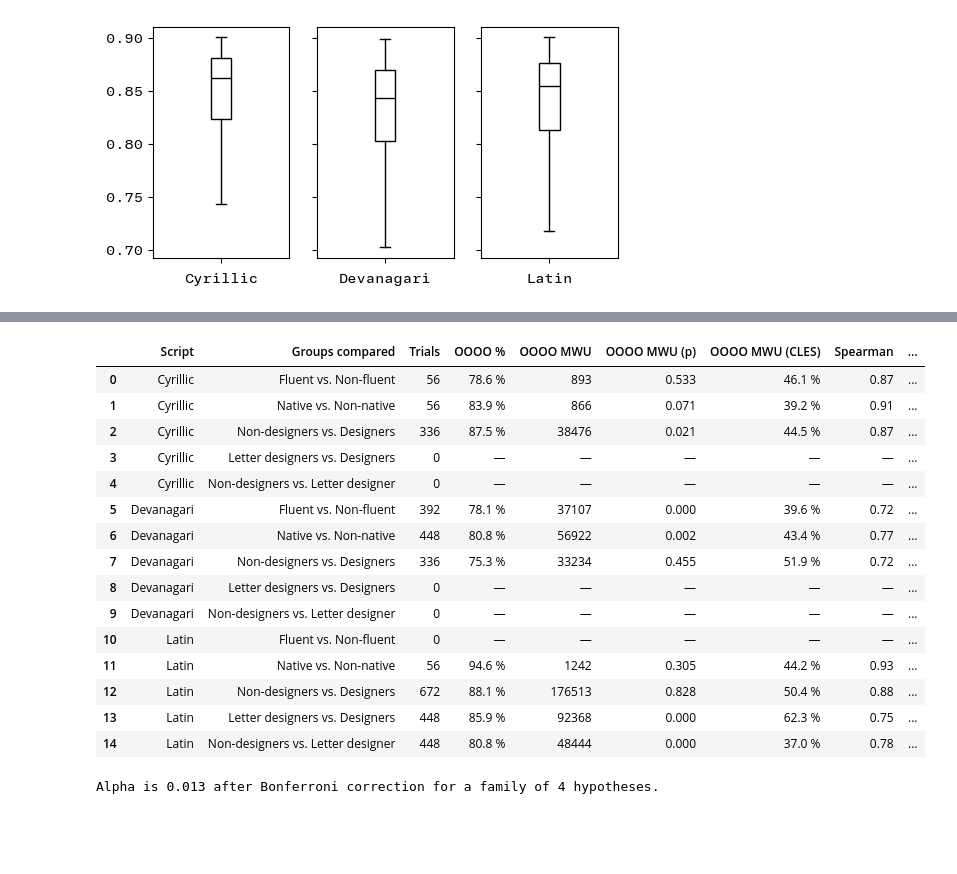
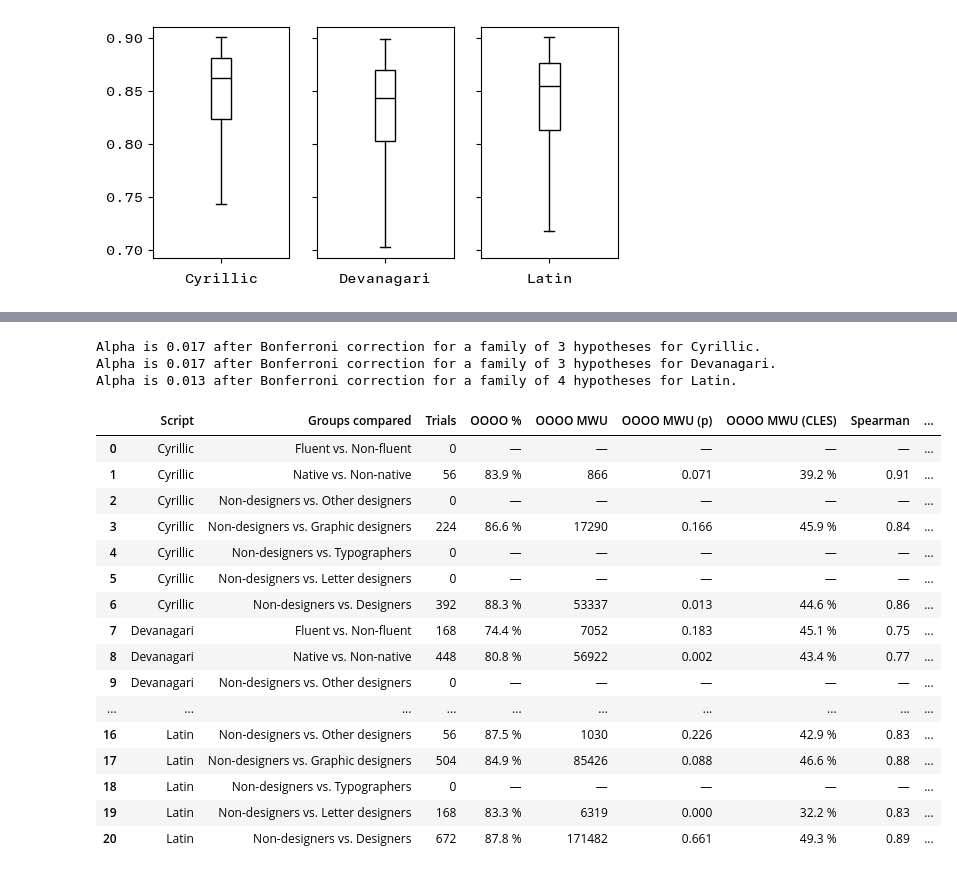
Before and after one commit to MrBrezina/context-sensitive-visual-similarity, a Jupyter notebook: data/participants-agreement_effects-of-expertise-fluency-nativity.ipynb, the cells around one changed output, grey strips where cells are left out. Saved outputs shown, nothing was run; the diff lists cells and outputs as text; code cells hidden in the pictures; blank space fills up the shorter version.

Commit message:
Revised agreement groups compared to sync min counts across the statistics

```diff
--- a/data/participants-agreement_effects-of-expertise-fluency-nativity.ipynb
+++ b/data/participants-agreement_effects-of-expertise-fluency-nativity.ipynb
@@ -92,7 +92,7 @@ data_wide[("control", "control", "fluent in script")] = (data_wide[("control", "
 data_wide[("control", "control", "native in script")] = (data_wide[("control", "control", "native in script")] == "True").astype("category")
 
 SCRIPTS = ["cyrillic", "devanagari", "latin"]
-DESIGNERS = ["Graphic designer", "Typographer", "Other designer"]
+DESIGNERS = ["Graphic designer", "Other designer", "Typographer", "Letter designer"]
 TYPEFACES = {script: sorted(data[data["script"] == script]["typeface"].drop_duplicates().values) for script in SCRIPTS}
 CHARS = sorted(data["response"].drop_duplicates().values)
 # %%
@@ -324,9 +341,11 @@ for script in SCRIPTS:
   for groupby, values in [
     ("fluent in script", (True, False)),
     ("native in script", (True, False)),
+    ("design skills", ("Non-designer", "Other designer")),
+    ("design skills", ("Non-designer", "Graphic designer")),
+    ("design skills", ("Non-designer", "Typographer")),
+    ("design skills", ("Non-designer", "Letter designer")),
     ("design skills", ("Non-designer", DESIGNERS)),
-    ("design skills", ("Letter designer", DESIGNERS)),
-    ("design skills", ("Non-designer", "Letter designer")),
   ]:
     row_results = {}
     # subset the tall dataset
@@ -358,7 +377,7 @@ for script in SCRIPTS:
     # get the list of triplets again, without dropped trials
     ttriplets = counts.droplevel(level="response").index.unique()
 
-    if len(ttriplets) > MIN_TRIALS:
+    if len(ttriplets) >= MIN_TRIALS:
       # Mean total response count across both groups
       total_mean = pd.Series(totals).mean()
 
@@ -411,52 +430,64 @@ for script in SCRIPTS:
       edata1, edata2 = subset_data(edata, groupby, values, script)
       entropy_u, entropy_p = st.mannwhitneyu(edata1["entropy"], edata2["entropy"], alternative="two-sided")
 
       row_results = {
         "Response total (mean)": f"{total_mean:.1f}",
         "OOOO %":  f"{100 * agreement / len(ttriplets):.1f} %",
         "OOOO MWU":  f"{agreement_mwu:.0f}",
         "OOOO MWU (p)":  f"{agreement_p:.3f}",
         "OOOO MWU (CLES)":  f"{100 * agreement_cles:.1f} %",
         "FET in % (n)":  f"{100 * FET / len(ttriplets):.1f} % ({FET:.0f})",
         "Spearman":  f"{spearman_r:.2f}",
         "Spearman p":  f"{spearman_p:.3f}",
         "Entropy MWU (p)": f"{entropy_u:.0f} ({entropy_p:.3f})",
       }
     # format results
     if groupby.startswith("fluent"):
       groups_nice = "Fluent vs. Non-fluent"
     elif groupby.startswith("native"):
       groups_nice = "Native vs. Non-native"
     elif groupby.startswith("design"):
-      names = [v if isinstance(v, str) else "Designers" for v in values]
-      groups_nice = f"{names[0]}s vs. {names[1]}"
+      groups_nice = []
+      for v in values:
+        if v == DESIGNERS:
+          groups_nice += ["Designers"]
+        # elif v == NON_DESIGNERS:
+        #   groups_nice += ["Non-designers"]
+        # elif v == LETTER_DESIGNERS:
+        #   groups_nice += ["Letter designers"]
+        else:
+          groups_nice += [f"{v}s"]  # plural of exact value
+      groups_nice = " vs. ".join(groups_nice)
 
     row_results["Script"] = script.title()
     row_results["Groups compared"] = groups_nice
     row_results["Trials"] = f"{len(ttriplets)}"
     results.append(pd.Series(row_results, index=COLS))
+
+  # alpha after Bonferroni correction
+  alpha_cor = 0.05 / hypothesis_counter
+  print(f"Alpha is {alpha_cor:.3f} after Bonferroni correction for a family of {hypothesis_counter} hypotheses for {script.title()}.")
 results = pd.concat(results, axis=1).dropna(how="all").fillna("—")
 display(results.T)
 results.T.to_csv("csv/agreement_groups-compared.csv")
-
-# alpha after Bonferroni correction
-alpha_cor = 0.05 / hypothesis_counter
-print(f"Alpha is {alpha_cor:.3f} after Bonferroni correction for a family of {hypothesis_counter} hypotheses.")
 # %% [output]
+Alpha is 0.017 after Bonferroni correction for a family of 3 hypotheses for Cyrillic.
+Alpha is 0.017 after Bonferroni correction for a family of 3 hypotheses for Devanagari.
+Alpha is 0.013 after Bonferroni correction for a family of 4 hypotheses for Latin.
 |  | Script | Groups compared | Trials | OOOO % | OOOO MWU | OOOO MWU (p) | OOOO MWU (CLES) | Spearman | ... |
-| 0 | Cyrillic | Fluent vs. Non-fluent | 56 | 78.6 % | 893 | 0.533 | 46.1 % | 0.87 | ... |
+| 0 | Cyrillic | Fluent vs. Non-fluent | 0 | — | — | — | — | — | ... |
 | 1 | Cyrillic | Native vs. Non-native | 56 | 83.9 % | 866 | 0.071 | 39.2 % | 0.91 | ... |
-| 2 | Cyrillic | Non-designers vs. Designers | 336 | 87.5 % | 38476 | 0.021 | 44.5 % | 0.87 | ... |
-| 3 | Cyrillic | Letter designers vs. Designers | 0 | — | — | — | — | — | ... |
-| 4 | Cyrillic | Non-designers vs. Letter designer | 0 | — | — | — | — | — | ... |
-| 5 | Devanagari | Fluent vs. Non-fluent | 392 | 78.1 % | 37107 | 0.000 | 39.6 % | 0.72 | ... |
-| 6 | Devanagari | Native vs. Non-native | 448 | 80.8 % | 56922 | 0.002 | 43.4 % | 0.77 | ... |
-| 7 | Devanagari | Non-designers vs. Designers | 336 | 75.3 % | 33234 | 0.455 | 51.9 % | 0.72 | ... |
-| 8 | Devanagari | Letter designers vs. Designers | 0 | — | — | — | — | — | ... |
-| 9 | Devanagari | Non-designers vs. Letter designer | 0 | — | — | — | — | — | ... |
-| 10 | Latin | Fluent vs. Non-fluent | 0 | — | — | — | — | — | ... |
-| 11 | Latin | Native vs. Non-native | 56 | 94.6 % | 1242 | 0.305 | 44.2 % | 0.93 | ... |
-| 12 | Latin | Non-designers vs. Designers | 672 | 88.1 % | 176513 | 0.828 | 50.4 % | 0.88 | ... |
-| 13 | Latin | Letter designers vs. Designers | 448 | 85.9 % | 92368 | 0.000 | 62.3 % | 0.75 | ... |
-| 14 | Latin | Non-designers vs. Letter designer | 448 | 80.8 % | 48444 | 0.000 | 37.0 % | 0.78 | ... |
+| 2 | Cyrillic | Non-designers vs. Other designers | 0 | — | — | — | — | — | ... |
+| 3 | Cyrillic | Non-designers vs. Graphic designers | 224 | 86.6 % | 17290 | 0.166 | 45.9 % | 0.84 | ... |
+| 4 | Cyrillic | Non-designers vs. Typographers | 0 | — | — | — | — | — | ... |
+| 5 | Cyrillic | Non-designers vs. Letter designers | 0 | — | — | — | — | — | ... |
+| 6 | Cyrillic | Non-designers vs. Designers | 392 | 88.3 % | 53337 | 0.013 | 44.6 % | 0.86 | ... |
+| 7 | Devanagari | Fluent vs. Non-fluent | 168 | 74.4 % | 7052 | 0.183 | 45.1 % | 0.75 | ... |
+| 8 | Devanagari | Native vs. Non-native | 448 | 80.8 % | 56922 | 0.002 | 43.4 % | 0.77 | ... |
+| 9 | Devanagari | Non-designers vs. Other designers | 0 | — | — | — | — | — | ... |
+| ... | ... | ... | ... | ... | ... | ... | ... | ... | ... |
+| 16 | Latin | Non-designers vs. Other designers | 56 | 87.5 % | 1030 | 0.226 | 42.9 % | 0.83 | ... |
+| 17 | Latin | Non-designers vs. Graphic designers | 504 | 84.9 % | 85426 | 0.088 | 46.6 % | 0.88 | ... |
+| 18 | Latin | Non-designers vs. Typographers | 0 | — | — | — | — | — | ... |
+| 19 | Latin | Non-designers vs. Letter designers | 168 | 83.3 % | 6319 | 0.000 | 32.2 % | 0.83 | ... |
+| 20 | Latin | Non-designers vs. Designers | 672 | 87.8 % | 171482 | 0.661 | 49.3 % | 0.89 | ... |
-Alpha is 0.013 after Bonferroni correction for a family of 4 hypotheses.
```
Also changed, not shown: parts of 1 cell of this notebook, 4 other files.
